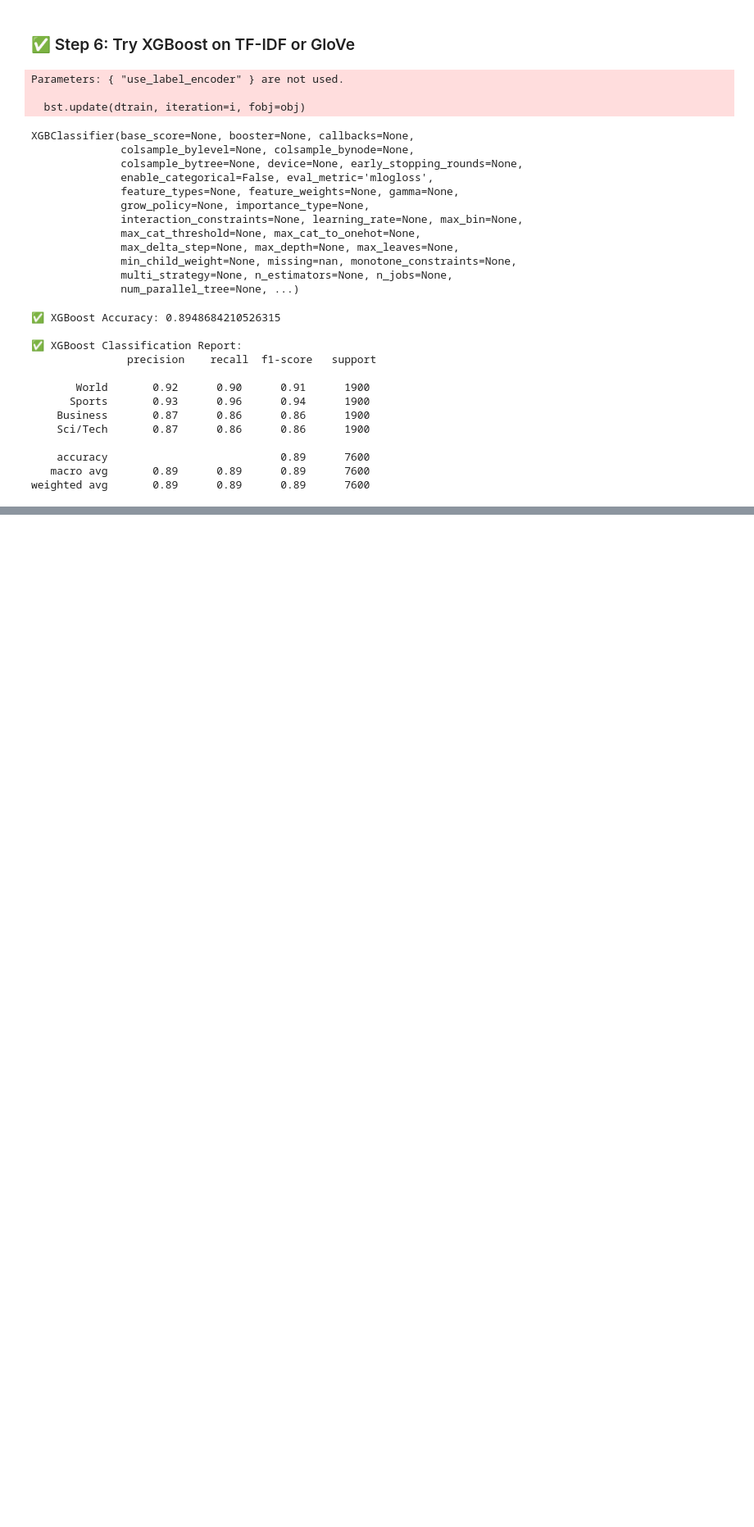
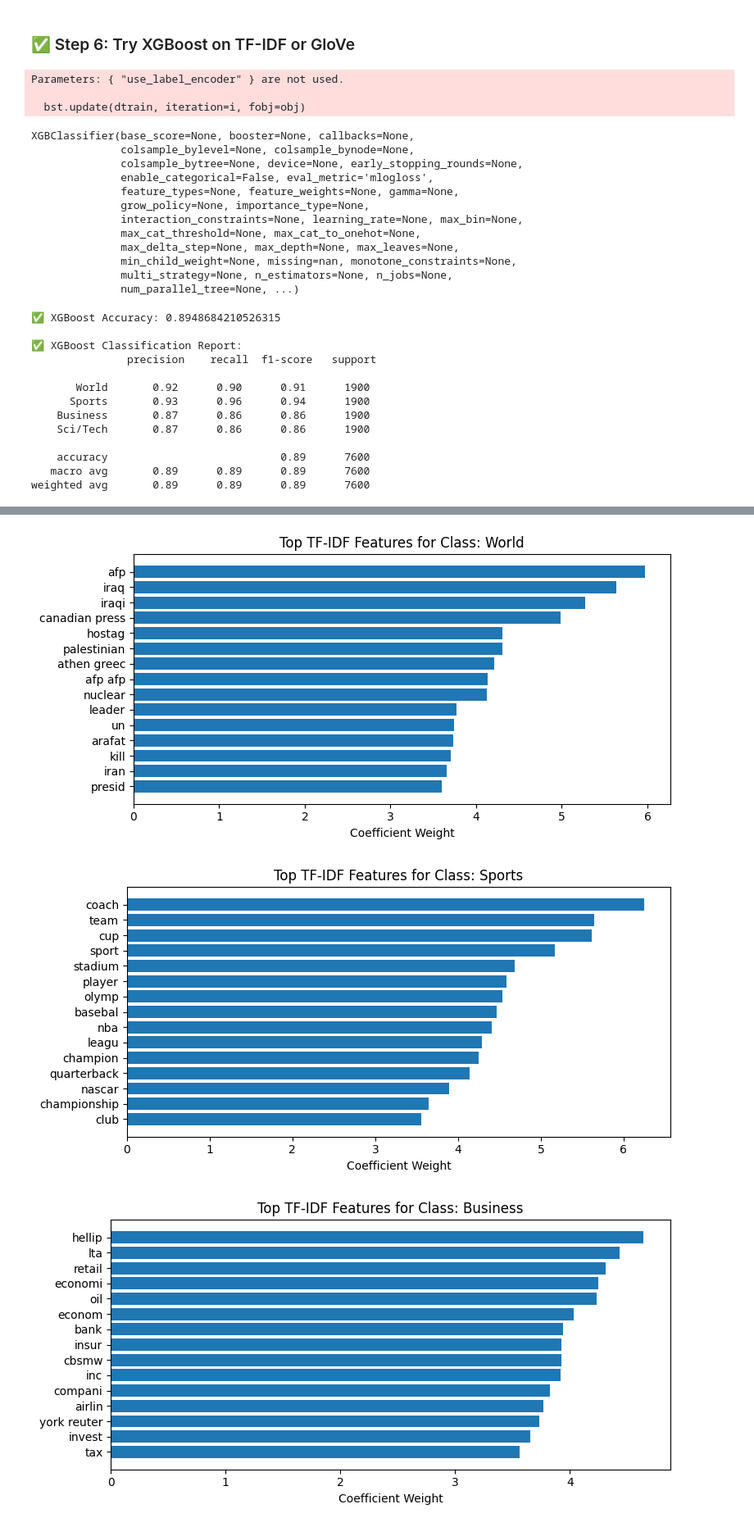
Before and after one commit to x50MANSOUR50x/News-Category-Classification, a Jupyter notebook: News_category_classification.ipynb, the cells around one changed output, grey strips where cells are left out. Shown at 82% size. Drawn from its saved outputs; the diff is of its cells as text; code cells hidden in the pictures; blank space fills up the shorter version.

```diff
--- a/News_category_classification.ipynb
+++ b/News_category_classification.ipynb
@@ -341,0 +392,20 @@ weighted avg       0.89      0.89      0.89      7600
+# %%
+feature_names = vectorizer.get_feature_names_out()
+coeffs = clf.coef_  # shape: [n_classes, n_features]
+top_n = 15
+
+for class_index, class_name in label_map.items():
+    top_features = coeffs[class_index - 1].argsort()[-top_n:]
+    top_feature_names = [feature_names[i] for i in top_features]
+
+    plt.figure(figsize=(8, 4))
+    plt.barh(range(top_n), coeffs[class_index - 1][top_features], align='center')
+    plt.yticks(range(top_n), top_feature_names)
+    plt.title(f"Top TF-IDF Features for Class: {class_name}")
+    plt.xlabel("Coefficient Weight")
+    plt.tight_layout()
+    plt.show()
+# %% [output]
+[figure, added]
+[figure, added]
+[figure, added]
```
Also changed, not shown: parts of 10 cells of this notebook.
